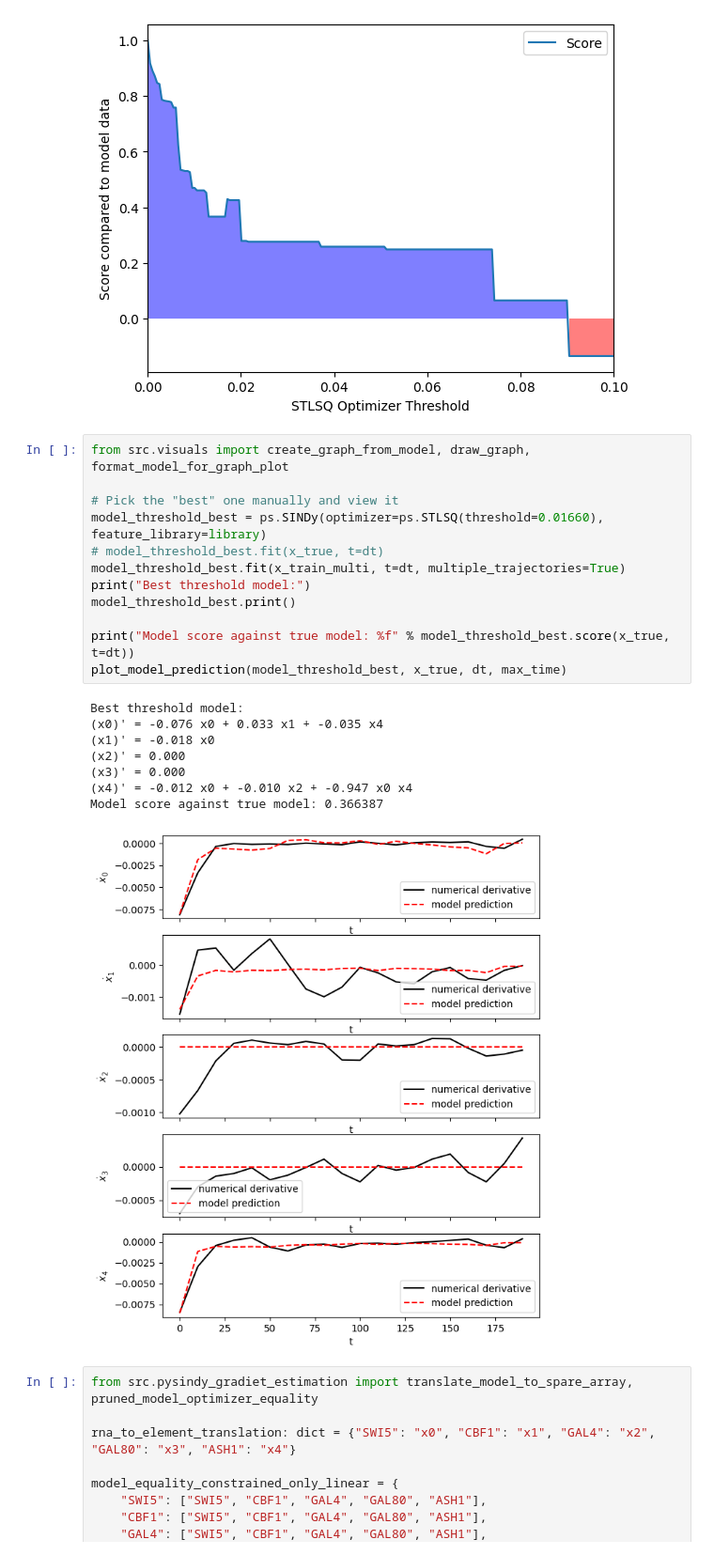
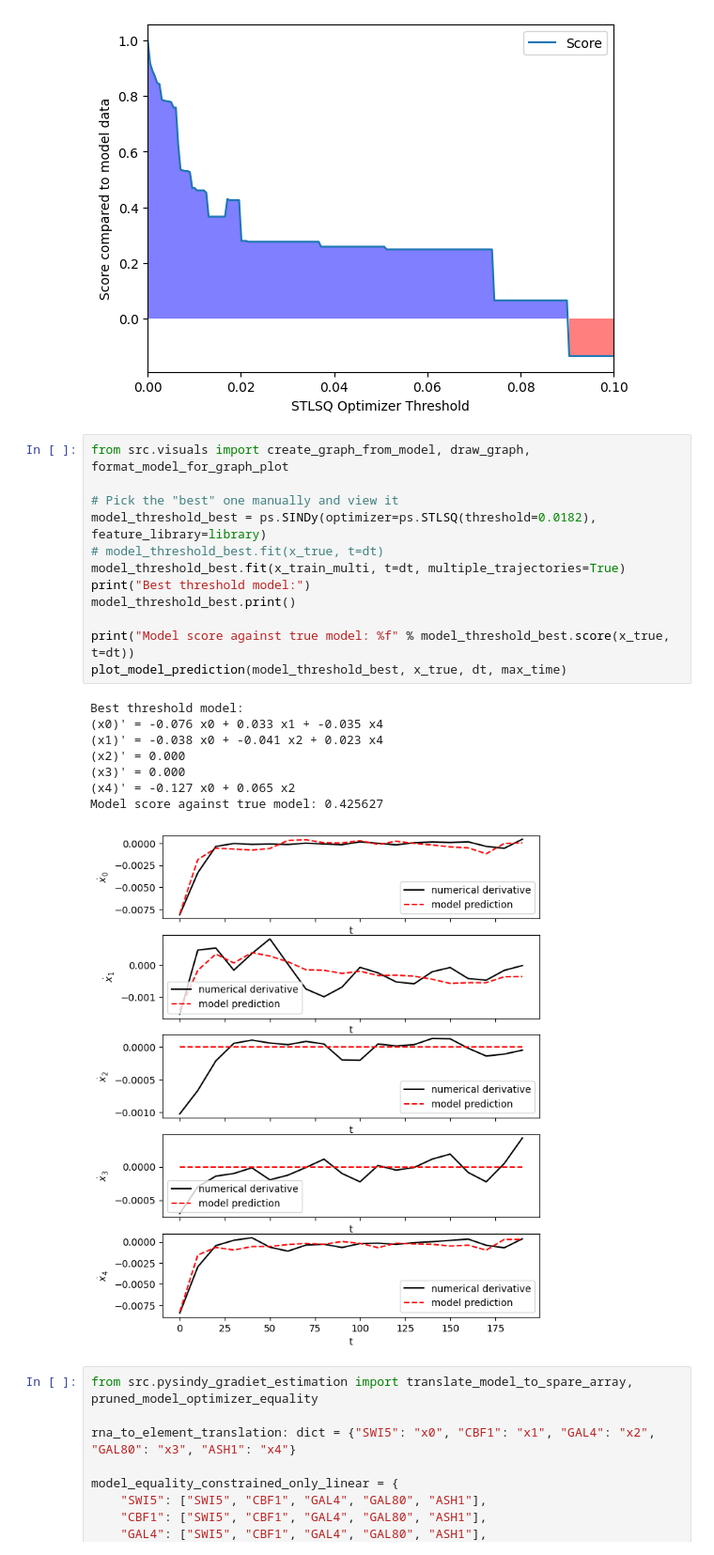
Before and after one commit to JanStern/Modeling-Biological-Networks-Assignment, a Jupyter notebook: main.ipynb, the cells around one changed output. Shown: that part at 94% size. Saved outputs shown, nothing was run; the diff lists cells and outputs as text.

```diff
--- a/main.ipynb
+++ b/main.ipynb
@@ -125,24 +125,24 @@ plot_scores_over_threshold(threshold_scan, scores)
 # %%
 from src.visuals import create_graph_from_model, draw_graph, format_model_for_graph_plot
 
 # Pick the "best" one manually and view it
-model_threshold_best = ps.SINDy(optimizer=ps.STLSQ(threshold=0.01660), feature_library=library)
+model_threshold_best = ps.SINDy(optimizer=ps.STLSQ(threshold=0.0182), feature_library=library)
 # model_threshold_best.fit(x_true, t=dt)
 model_threshold_best.fit(x_train_multi, t=dt, multiple_trajectories=True)
 print("Best threshold model:")
 model_threshold_best.print()
 
 print("Model score against true model: %f" % model_threshold_best.score(x_true, t=dt))
 plot_model_prediction(model_threshold_best, x_true, dt, max_time)
 # %% [output]
 Best threshold model:
 (x0)' = -0.076 x0 + 0.033 x1 + -0.035 x4
-(x1)' = -0.018 x0
+(x1)' = -0.038 x0 + -0.041 x2 + 0.023 x4
 (x2)' = 0.000
 (x3)' = 0.000
-(x4)' = -0.012 x0 + -0.010 x2 + -0.947 x0 x4
-Model score against true model: 0.366387
+(x4)' = -0.127 x0 + 0.065 x2
+Model score against true model: 0.425627
-[figure, old version]
+[figure, new version]
 # %%
 from src.pysindy_gradiet_estimation import translate_model_to_spare_array, pruned_model_optimizer_equality
 
```
Also changed, not shown: 21 other files.
